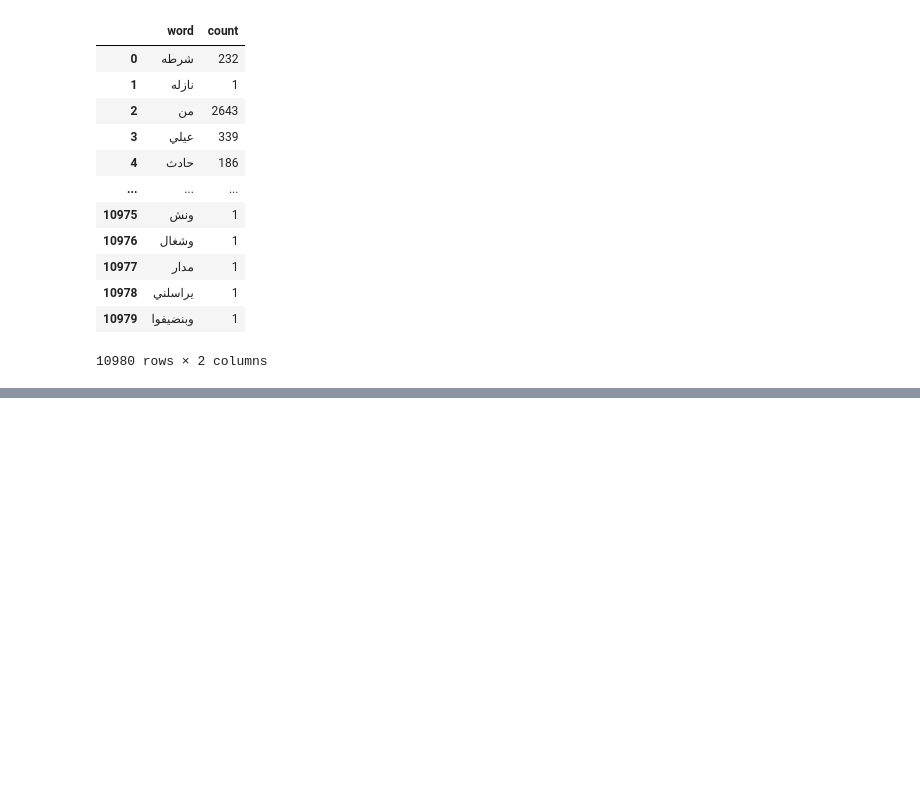
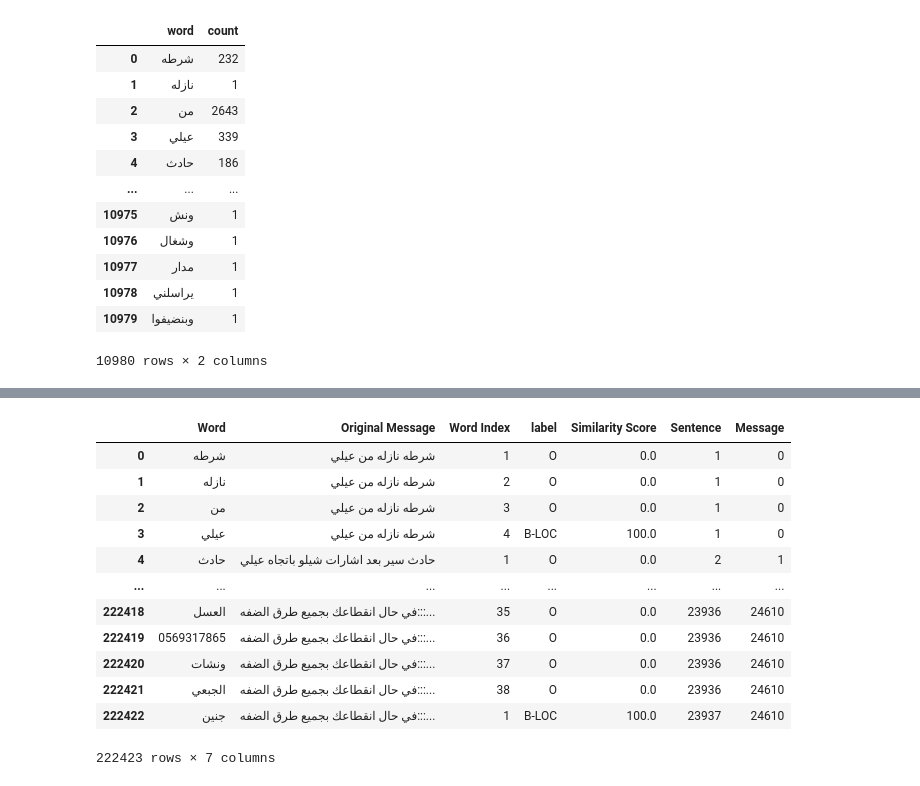
Before and after one commit to ehabsuliman/ROADWATCH, a Jupyter notebook: Road/RW.ipynb, the cells around one changed output, grey strips where cells are left out. Saved outputs shown, nothing was run; the diff lists cells and outputs as text; code cells hidden in the pictures; blank space fills up the shorter version.

```diff
--- a/Road/RW.ipynb
+++ b/Road/RW.ipynb
@@ -319,0 +318,16 @@ ModuleNotFoundError: No module named 'rapidfuzz'
+# %%
+tokenized_df
+# %% [output]
+|  | Word | Original Message | Word Index | label | Similarity Score | Sentence | Message |
+| 0 | شرطه | شرطه نازله من عيلي | 1 | O | 0.0 | 1 | 0 |
+| 1 | نازله | شرطه نازله من عيلي | 2 | O | 0.0 | 1 | 0 |
+| 2 | من | شرطه نازله من عيلي | 3 | O | 0.0 | 1 | 0 |
+| 3 | عيلي | شرطه نازله من عيلي | 4 | B-LOC | 100.0 | 1 | 0 |
+| 4 | حادث | حادث سير بعد اشارات شيلو باتجاه عيلي | 1 | O | 0.0 | 2 | 1 |
+| ... | ... | ... | ... | ... | ... | ... | ... |
+| 222418 | العسل | في حال انقطاعك بجميع طرق الضفه:::... | 35 | O | 0.0 | 23936 | 24610 |
+| 222419 | 0569317865 | في حال انقطاعك بجميع طرق الضفه:::... | 36 | O | 0.0 | 23936 | 24610 |
+| 222420 | ونشات | في حال انقطاعك بجميع طرق الضفه:::... | 37 | O | 0.0 | 23936 | 24610 |
+| 222421 | الجبعي | في حال انقطاعك بجميع طرق الضفه:::... | 38 | O | 0.0 | 23936 | 24610 |
+| 222422 | جنين | في حال انقطاعك بجميع طرق الضفه:::... | 1 | B-LOC | 100.0 | 23937 | 24610 |
+222423 rows × 7 columns
```
Also changed, not shown: parts of 16 cells of this notebook.
